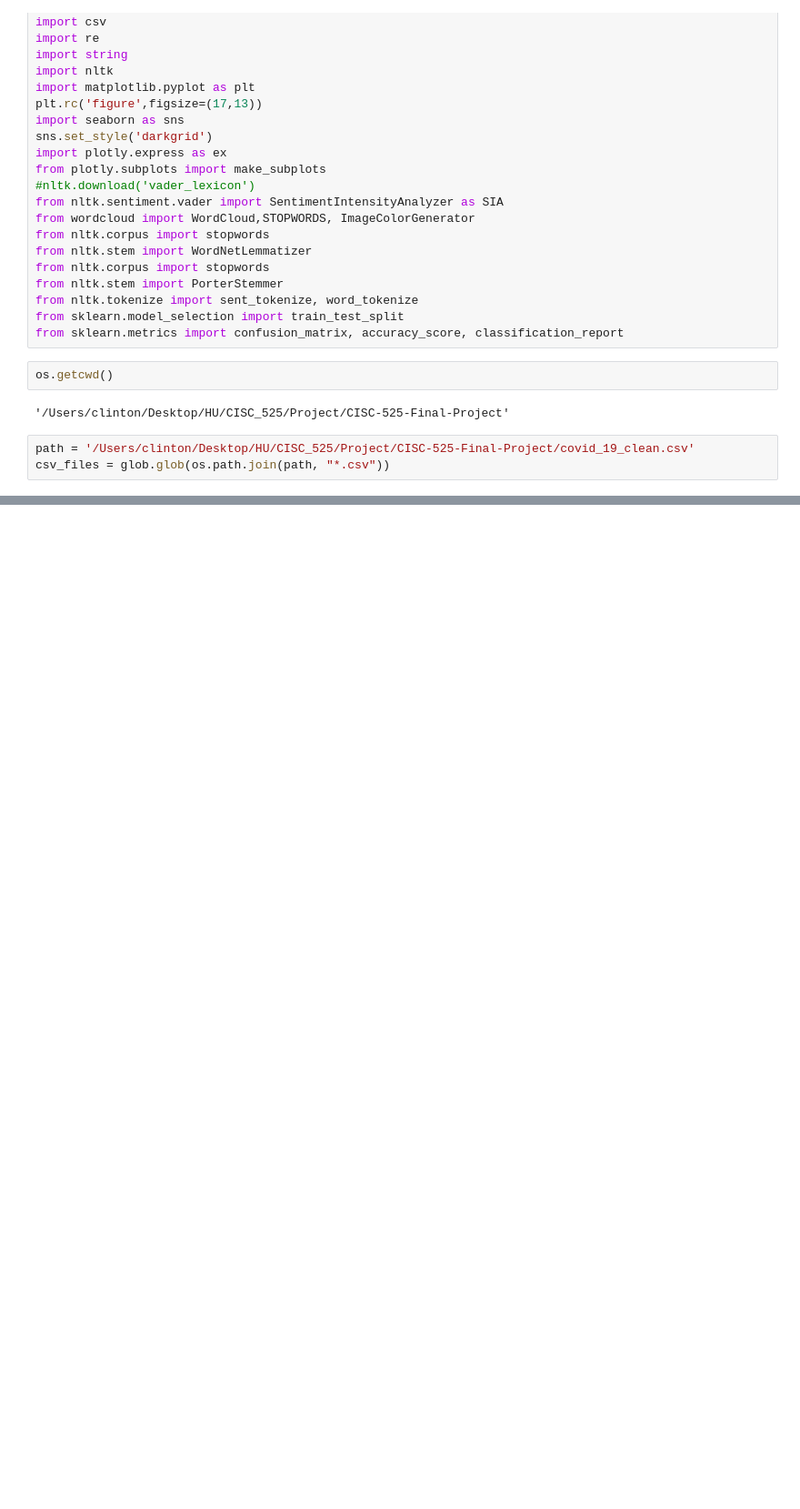
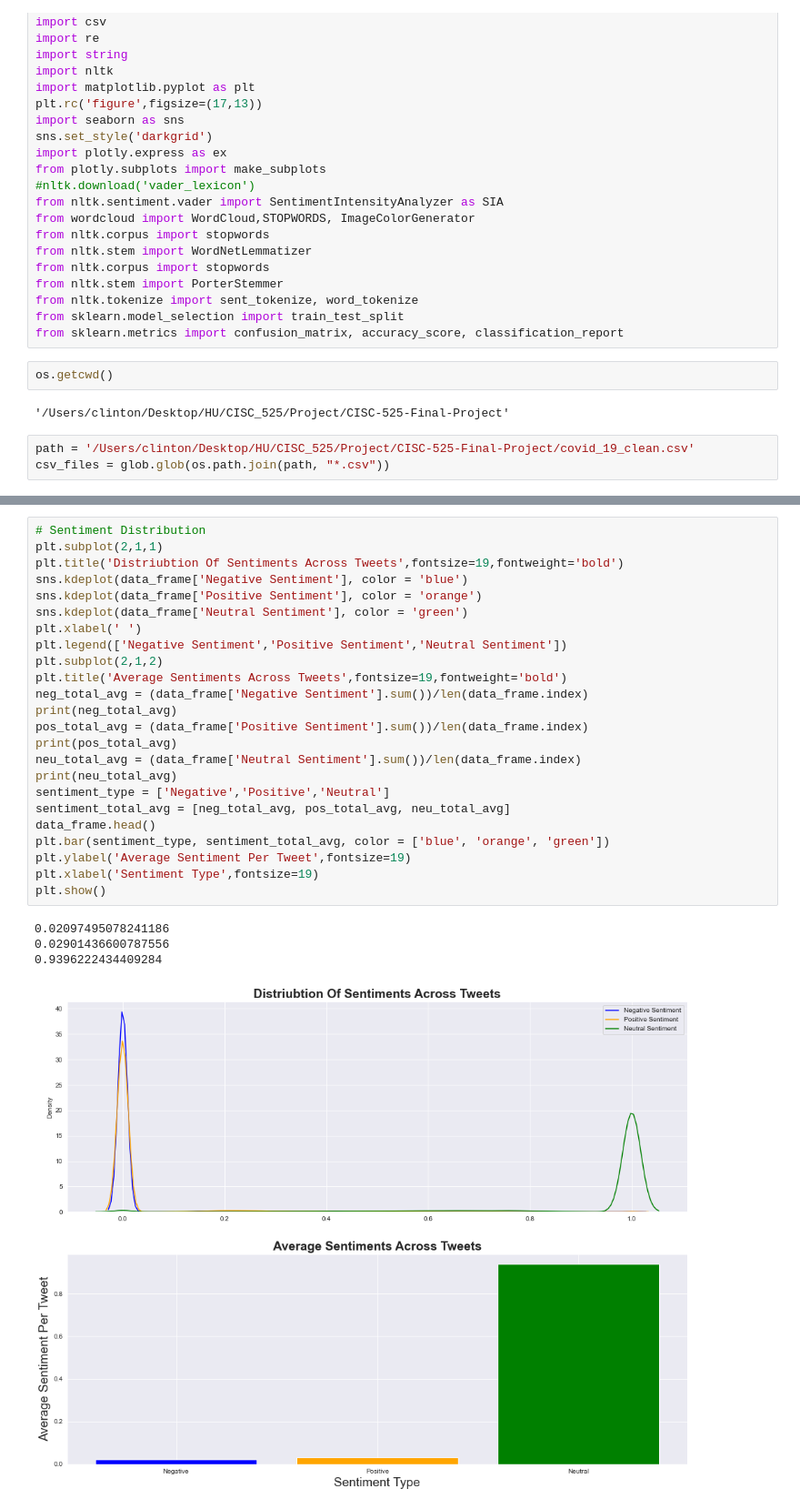
Before and after one commit to arnobchanda/CISC-525-Final-Project, a Jupyter notebook: sentiment-analysis_M2.ipynb, the cells around one changed output, grey strips where cells are left out. Shown at 91% size. Saved outputs shown, nothing was run; the diff lists cells and outputs as text; blank space fills up the shorter version.

```diff
--- a/sentiment-analysis_M2.ipynb
+++ b/sentiment-analysis_M2.ipynb
@@ -217,0 +142,29 @@ df.head()
+# %%
+# Sentiment Distribution
+plt.subplot(2,1,1)
+plt.title('Distriubtion Of Sentiments Across Tweets',fontsize=19,fontweight='bold')
+sns.kdeplot(data_frame['Negative Sentiment'], color = 'blue')
+sns.kdeplot(data_frame['Positive Sentiment'], color = 'orange')
+sns.kdeplot(data_frame['Neutral Sentiment'], color = 'green')
+plt.xlabel(' ')
+plt.legend(['Negative Sentiment','Positive Sentiment','Neutral Sentiment'])
+plt.subplot(2,1,2)
+plt.title('Average Sentiments Across Tweets',fontsize=19,fontweight='bold')
+neg_total_avg = (data_frame['Negative Sentiment'].sum())/len(data_frame.index)
+print(neg_total_avg)
+pos_total_avg = (data_frame['Positive Sentiment'].sum())/len(data_frame.index)
+print(pos_total_avg)
+neu_total_avg = (data_frame['Neutral Sentiment'].sum())/len(data_frame.index)
+print(neu_total_avg)
+sentiment_type = ['Negative','Positive','Neutral']
+sentiment_total_avg = [neg_total_avg, pos_total_avg, neu_total_avg]
+data_frame.head()
+plt.bar(sentiment_type, sentiment_total_avg, color = ['blue', 'orange', 'green'])
+plt.ylabel('Average Sentiment Per Tweet',fontsize=19)
+plt.xlabel('Sentiment Type',fontsize=19)
+plt.show()
+# %% [output]
+0.02097495078241186
+0.02901436600787556
+0.9396222434409284
+[figure, added]
```
Also changed, not shown: parts of 14 cells of this notebook.
